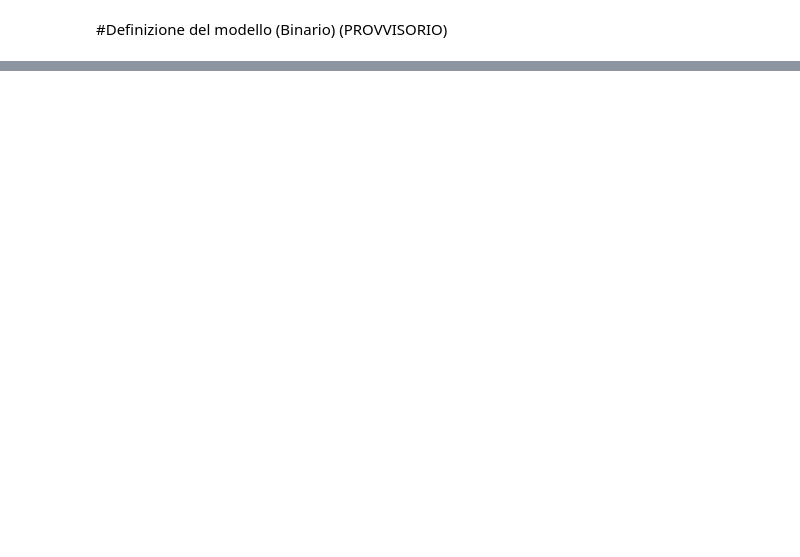
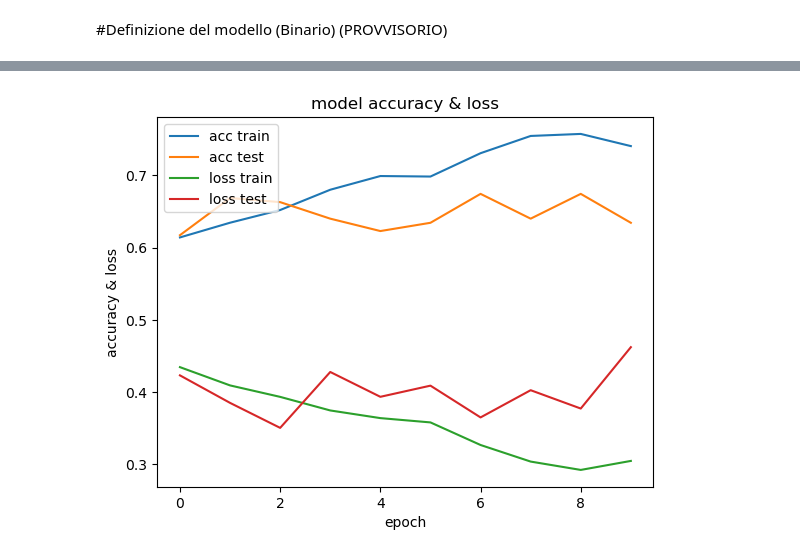
Before and after one commit to MrGreensushi/MachineLearningProject, a Jupyter notebook: Progetto.ipynb, the cells around one changed output, grey strips where cells are left out. Saved outputs shown, nothing was run; the diff lists cells and outputs as text; code cells hidden in the pictures; blank space fills up the shorter version.

```diff
--- a/Progetto.ipynb
+++ b/Progetto.ipynb
@@ -539,0 +537,26 @@ plt_metric(history=history.history, metric="loss", title="Constrastive Loss")
+# %%
+import tensorflow as tf
+from tensorflow.keras import layers
+from tensorflow.keras.applications import resnet
+
+emb_size = 120
+target_shape=(120,120,3)
+# %%
+base_cnn = resnet.ResNet50(
+    weights="imagenet", input_shape=target_shape, include_top=False
+)
+
+flatten = layers.Flatten()(base_cnn.output)
+dense1 = layers.Dense(64, activation="relu")(flatten)
+dense1 = layers.BatchNormalization()(dense1)
+dense2 = layers.Dense(32, activation="relu")(dense1)
+dense2 = layers.BatchNormalization()(dense2)
+output = layers.Dense(32)(dense2)
+
+embedding_model = tf.keras.models.Model(base_cnn.input, output, name="Embedding")
+
+trainable = False
+for layer in base_cnn.layers:
+    if layer.name == "conv5_block1_out":
+        trainable = True
+    layer.trainable = trainable
@@ -539,0 +667,4 @@ plt_metric(history=history.history, metric="loss", title="Constrastive Loss")
+# %%
+siamese_model = SiameseModel(siamese_network)
+siamese_model.compile(optimizer=tf.keras.optimizers.Adam(0.0001), weighted_metrics=[])
+history = siamese_model.fit(triplet_train, epochs=10, validation_data=triplet_val)
@@ -539,0 +692,12 @@ plt_metric(history=history.history, metric="loss", title="Constrastive Loss")
+# %%
+plt.plot(history.history['acc'])
+plt.plot(history.history['val_acc'])
+plt.plot(history.history['loss'])
+plt.plot(history.history['val_loss'])
+plt.title('model accuracy & loss')
+plt.ylabel('accuracy & loss')
+plt.xlabel('epoch')
+plt.legend(['acc train', 'acc test', 'loss train','loss test'], loc='upper left')
+plt.show()
+# %% [output]
+[figure, added]
```
Also changed, not shown: parts of 23 cells of this notebook.
